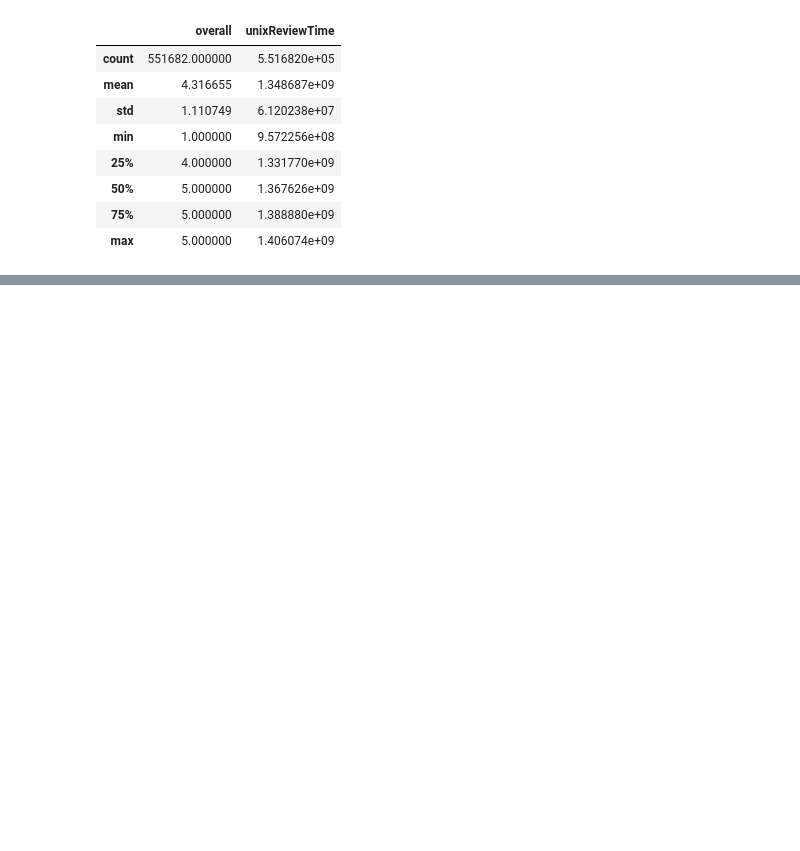
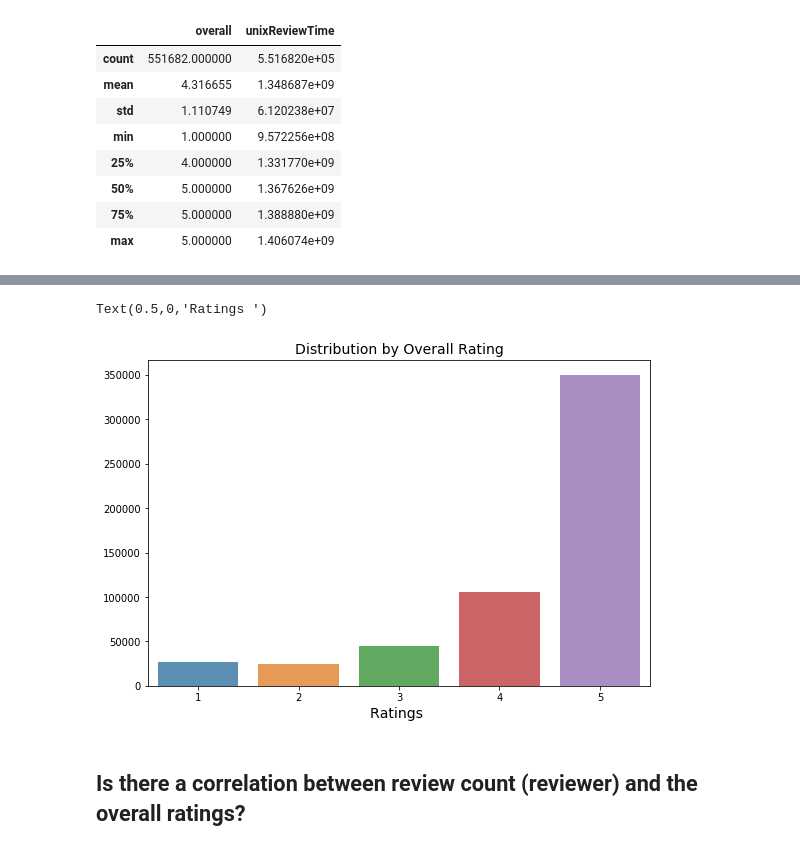
Before and after one commit to UCB-MIDS/InsightsFromReviews, a Jupyter notebook: eda/home-EDA.ipynb, the cells around one changed output, grey strips where cells are left out. Saved outputs shown, nothing was run; the diff lists cells and outputs as text; code cells hidden in the pictures; blank space fills up the shorter version.

```diff
--- a/eda/home-EDA.ipynb
+++ b/eda/home-EDA.ipynb
@@ -66,0 +159,11 @@ df_reviews.to_pickle('home_df.pkl')
+# %%
+# Plot
+x = df_reviews['overall'].value_counts().index
+y = df_reviews['overall'].value_counts().values
+plt.figure(figsize=(9,6))
+ax= sns.barplot(x, y,data= df_reviews ,alpha=0.8 )
+plt.title("Distribution by Overall Rating", fontsize = 14)
+plt.xlabel('Ratings ', fontsize=14)
+# %% [output]
+Text(0.5,0,'Ratings ')
+[figure, added]
@@ -66,0 +182,2 @@ df_reviews.to_pickle('home_df.pkl')
+# %% [markdown]
+## Is there a correlation between review count (reviewer) and the overall ratings?
```
Also changed, not shown: parts of 50 cells of this notebook.
